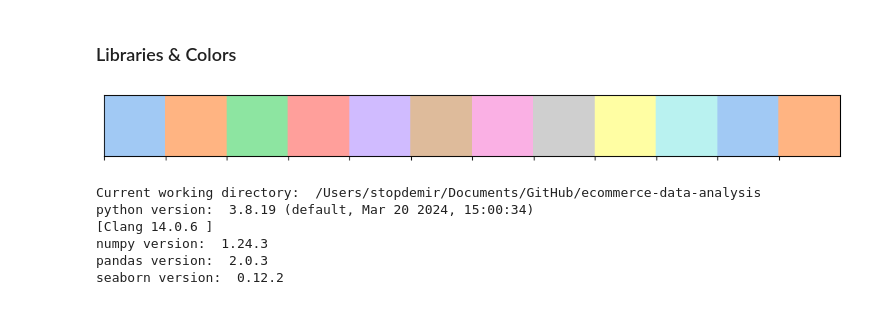
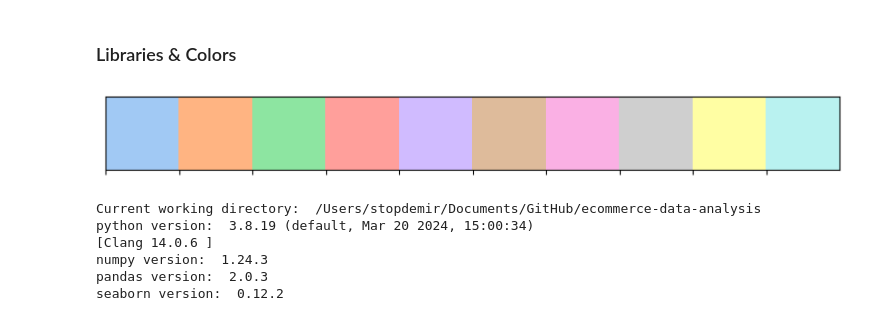
Before and after one commit to stopdemir/ecommerce-data-analysis, a Jupyter notebook: data_analysis.ipynb, the cells around one changed output. Drawn from its saved outputs; the diff is of its cells as text; code cells hidden in the pictures.

Commit message:
small color parameter change

```diff
--- a/data_analysis.ipynb
+++ b/data_analysis.ipynb
@@ -23,9 +23,9 @@ import chart_studio
 from plotly_credentials import *
 chart_studio.tools.set_credentials_file(username=plotly_username, api_key=plotly_api_key)
 # %%
-sns.palplot(sns.color_palette('pastel', 12))
+sns.palplot(sns.color_palette('pastel', 10))
 # %% [output]
-[figure, old version]
+[figure, new version]
 # %%
 colors = sns.color_palette('pastel', 10)
 # %%
```
